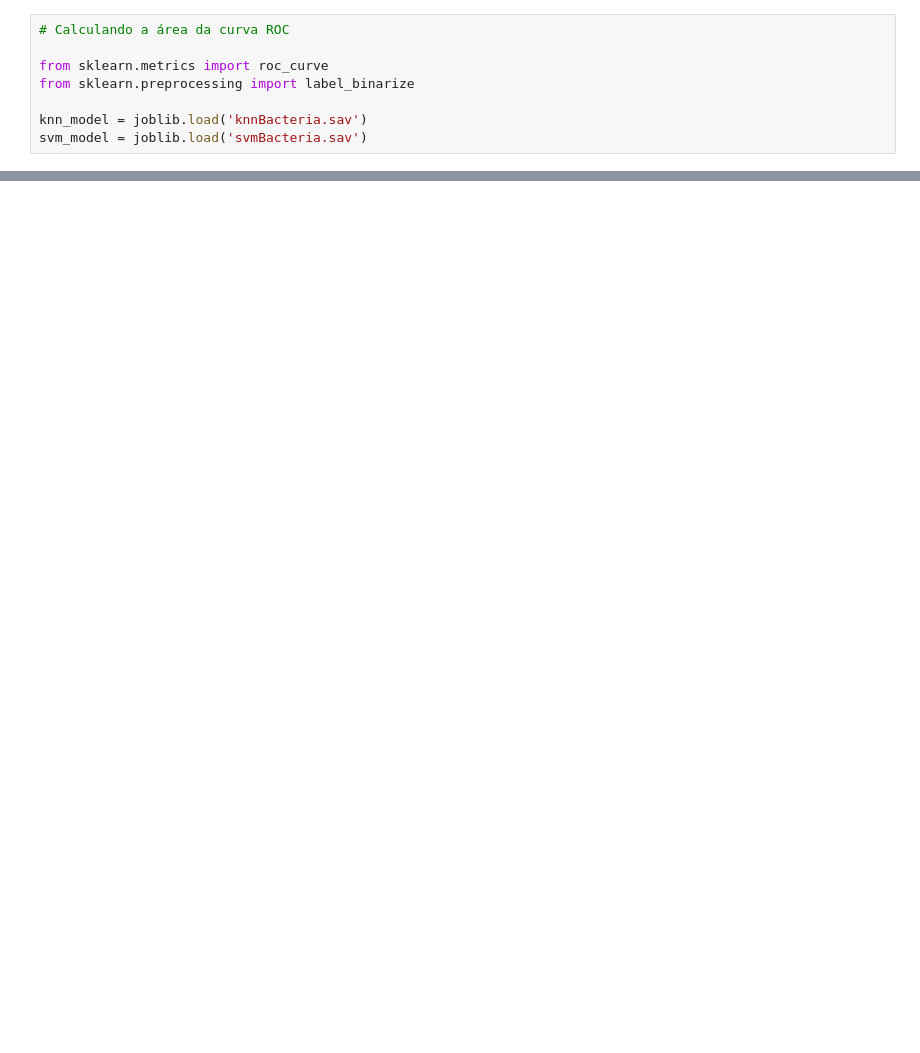
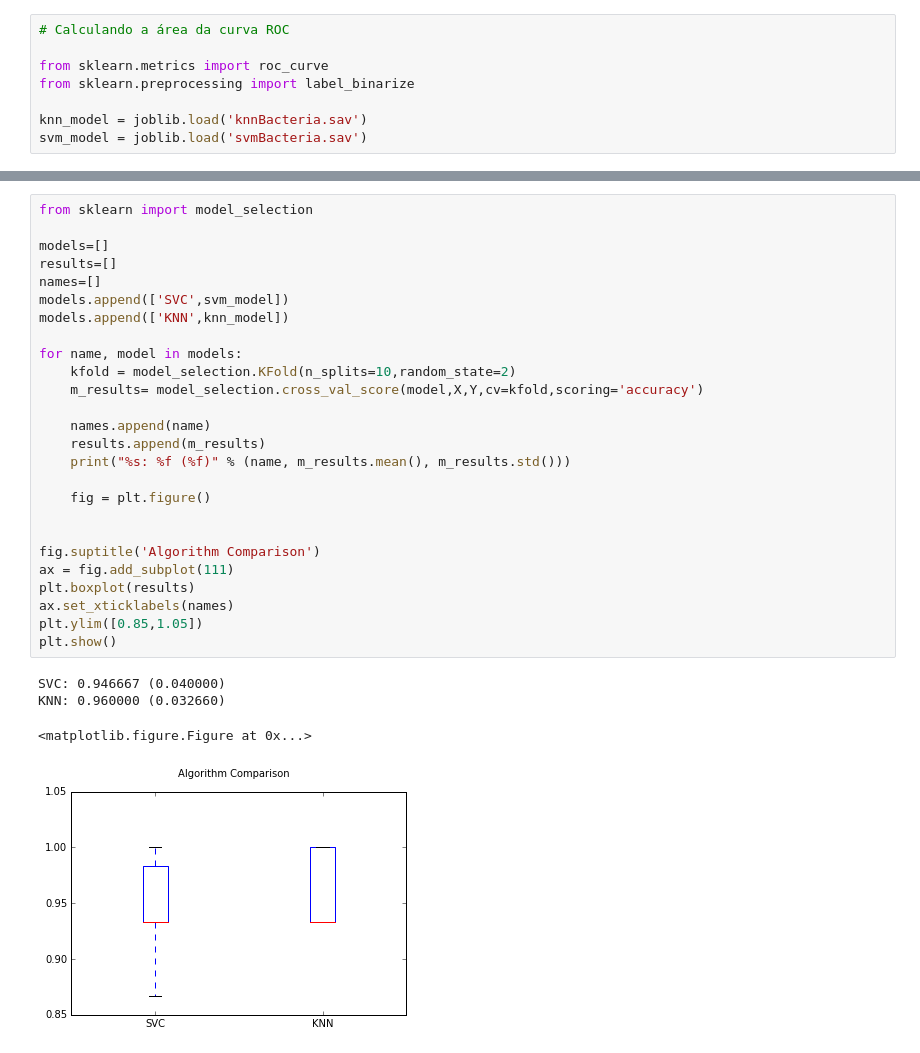
Before and after one commit to Segmentation-Fault-Machine-Learning/Bacteria-Problem, a Jupyter notebook: Evaluation.ipynb, the cells around one changed output, grey strips where cells are left out. Drawn from its saved outputs; the diff is of its cells as text; blank space fills up the shorter version.

```diff
--- a/Evaluation.ipynb
+++ b/Evaluation.ipynb
@@ -171,0 +183,31 @@ svm_model = joblib.load('svmBacteria.sav')
+# %%
+from sklearn import model_selection
+
+models=[]
+results=[]
+names=[]
+models.append(['SVC',svm_model])
+models.append(['KNN',knn_model])
+
+for name, model in models:
+    kfold = model_selection.KFold(n_splits=10,random_state=2)
+    m_results= model_selection.cross_val_score(model,X,Y,cv=kfold,scoring='accuracy')
+
+    names.append(name)
+    results.append(m_results)
+    print("%s: %f (%f)" % (name, m_results.mean(), m_results.std()))
+
+    fig = plt.figure()
+
+
+fig.suptitle('Algorithm Comparison')
+ax = fig.add_subplot(111)
+plt.boxplot(results)
+ax.set_xticklabels(names)
+plt.ylim([0.85,1.05])
+plt.show()
+# %% [output]
+SVC: 0.946667 (0.040000)
+KNN: 0.960000 (0.032660)
+<matplotlib.figure.Figure at 0x...>
+[figure, added]
```
Also changed, not shown: parts of 5 cells of this notebook.
